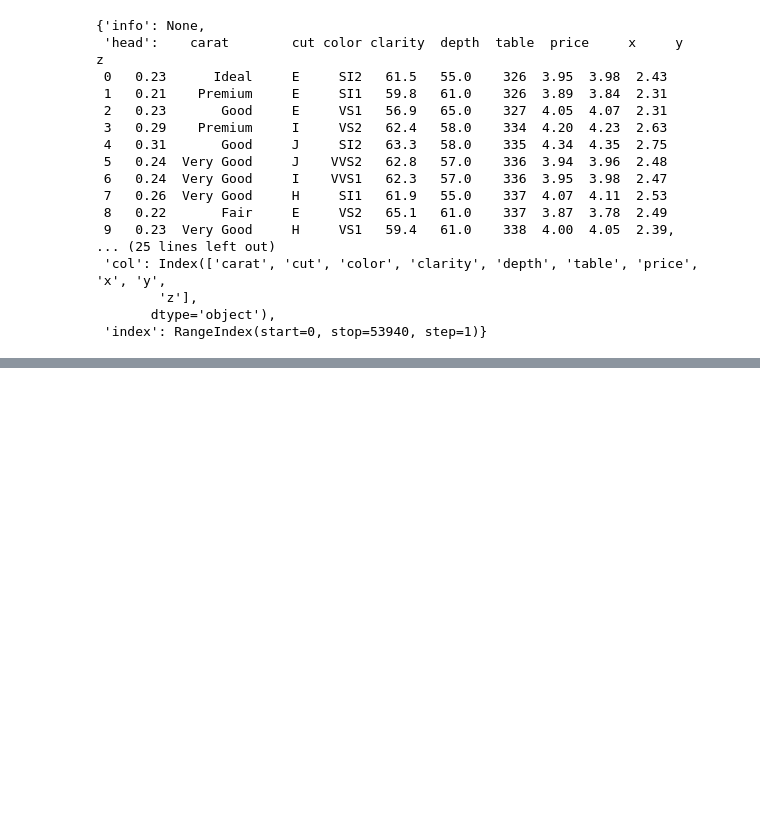
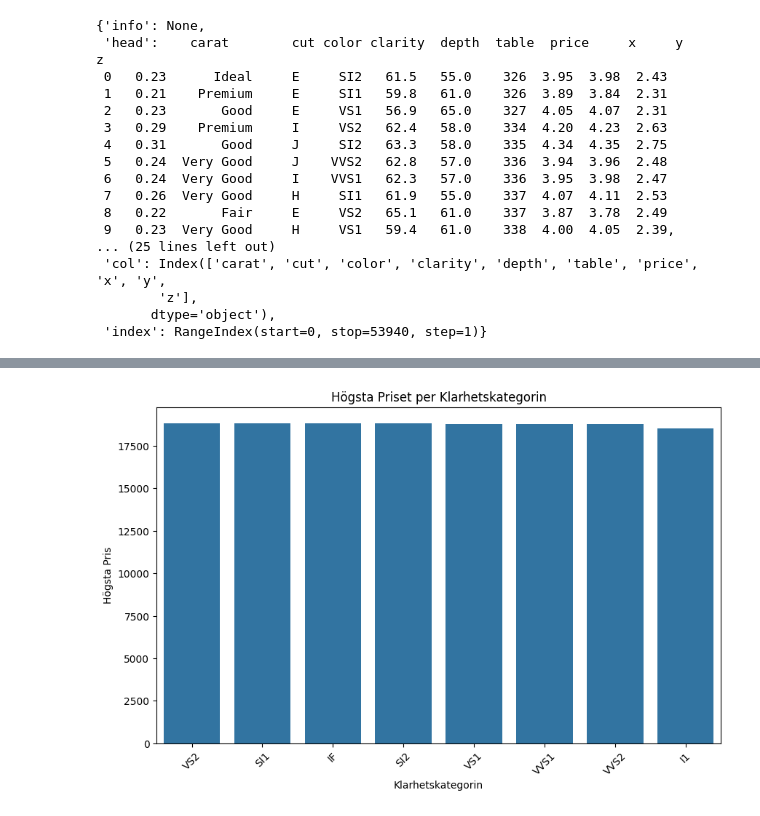
Before and after one commit to Kevinthulin/Statistik_2024, a Jupyter notebook: Statistik.ipynb, the cells around one changed output, grey strips where cells are left out. Saved outputs shown, nothing was run; the diff lists cells and outputs as text; code cells hidden in the pictures; blank space fills up the shorter version.

```diff
--- a/Statistik.ipynb
+++ b/Statistik.ipynb
@@ -63,0 +198,14 @@ Passing `palette` without assigning `hue` is deprecated and will be removed in v
+# %%
+max_price_per_clarity = Diamonds.groupby('clarity')['price'].max().reset_index()
+max_price_per_clarity = max_price_per_clarity.sort_values(by='price', ascending=False)
+
+# Skapa ett stapeldiagram
+plt.figure(figsize=(10, 6))
+sns.barplot(x='clarity', y='price', data=max_price_per_clarity)
+plt.title('Högsta Priset per Klarhetskategorin')
+plt.xlabel('Klarhetskategorin')
+plt.ylabel('Högsta Pris')
+plt.xticks(rotation=45)
+plt.show()
+# %% [output]
+[figure, added]
```
Also changed, not shown: parts of 15 cells of this notebook.
